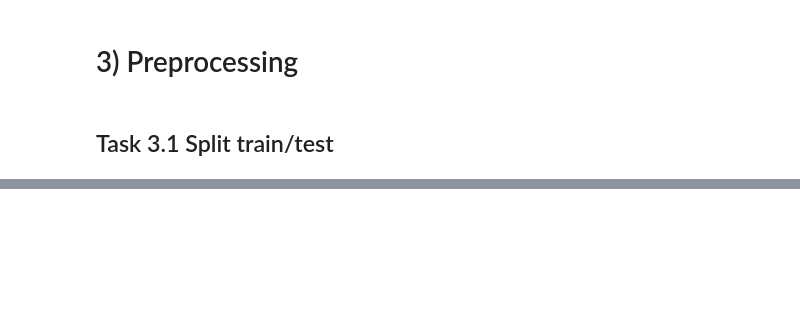
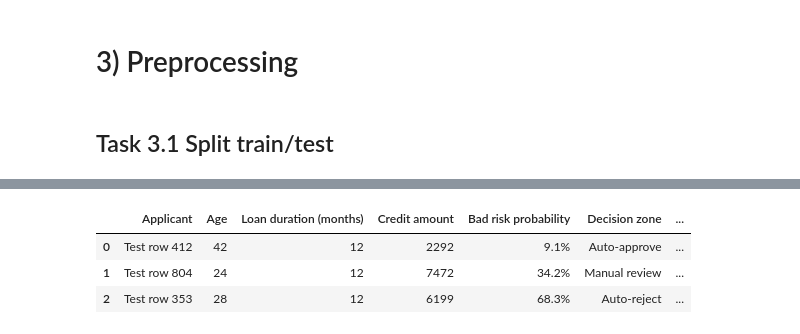
Before and after one commit to JohannFloydmann/MachineLearning, a Jupyter notebook: practise3/practise3.ipynb, the cells around one changed output, grey strips where cells are left out. Saved outputs shown, nothing was run; the diff lists cells and outputs as text; code cells hidden in the pictures; blank space fills up the shorter version.

```diff
--- a/practise3/practise3.ipynb
+++ b/practise3/practise3.ipynb
@@ -116,8 +120,8 @@ Data columns (total 21 columns):
 dtypes: int64(8), str(13)
 memory usage: 164.2 KB
 # %%
-numeric_features = df.select_dtypes(include=['int64', 'float64']).columns.tolist()
-categorical_features = df.select_dtypes(include='str').columns.tolist()
+numeric_features = df.drop(columns='credit_risk').select_dtypes(include=np.number).columns.tolist()
+categorical_features = df.drop(columns='credit_risk').select_dtypes(exclude=np.number).columns.tolist()
 
 print(f"Numeric features ({len(numeric_features)}): {numeric_features}")
 print(f"Categorical features ({len(categorical_features)}): {categorical_features}")
@@ -173,0 +337,10 @@ Name: credit_risk, dtype: float64
+# %%
+decision_zone = np.select(
+    [y_probability < 0.20, y_probability <= 0.50],
+    ['Auto-approve', 'Manual review'],
+    default='Auto-reject'
+)
+zone_counts = pd.Series(decision_zone, name='Decision zone').value_counts().reindex(
+    ['Auto-approve', 'Manual review', 'Auto-reject'], fill_value=0
+)
+zone_counts
@@ -173,0 +391,32 @@ Name: credit_risk, dtype: float64
+# %%
+zone_order = ['Auto-approve', 'Manual review', 'Auto-reject']
+applicants = []
+for zone in zone_order:
+    zone_indexes = np.flatnonzero(decision_zone == zone)
+    if len(zone_indexes) > 0:
+        chosen_index = zone_indexes[np.argsort(y_probability[zone_indexes])[len(zone_indexes) // 2]]
+        probability = y_probability[chosen_index]
+        if zone == 'Auto-approve':
+            explanation = 'The estimated risk is low, so this application can be approved automatically.'
+        elif zone == 'Manual review':
+            explanation = 'The result is uncertain, so a specialist should check the application before deciding.'
+        else:
+            explanation = 'The estimated risk is high, so the application is rejected automatically.'
+        applicants.append({
+            'Applicant': f'Test row {X_test.index[chosen_index]}',
+            'Age': X_test.iloc[chosen_index]['age'],
+            'Loan duration (months)': X_test.iloc[chosen_index]['duration_months'],
+            'Credit amount': X_test.iloc[chosen_index]['credit_amount'],
+            'Bad risk probability': probability,
+            'Decision zone': zone,
+            'Explanation': explanation
+        })
+
+applicant_examples = pd.DataFrame(applicants)
+applicant_examples['Bad risk probability'] = applicant_examples['Bad risk probability'].map(lambda value: f'{value:.1%}')
+applicant_examples
+# %% [output]
+|  | Applicant | Age | Loan duration (months) | Credit amount | Bad risk probability | Decision zone | ... |
+| 0 | Test row 412 | 42 | 12 | 2292 | 9.1% | Auto-approve | ... |
+| 1 | Test row 804 | 24 | 12 | 7472 | 34.2% | Manual review | ... |
+| 2 | Test row 353 | 28 | 12 | 6199 | 68.3% | Auto-reject | ... |
```
Also changed, not shown: parts of 27 cells of this notebook.
